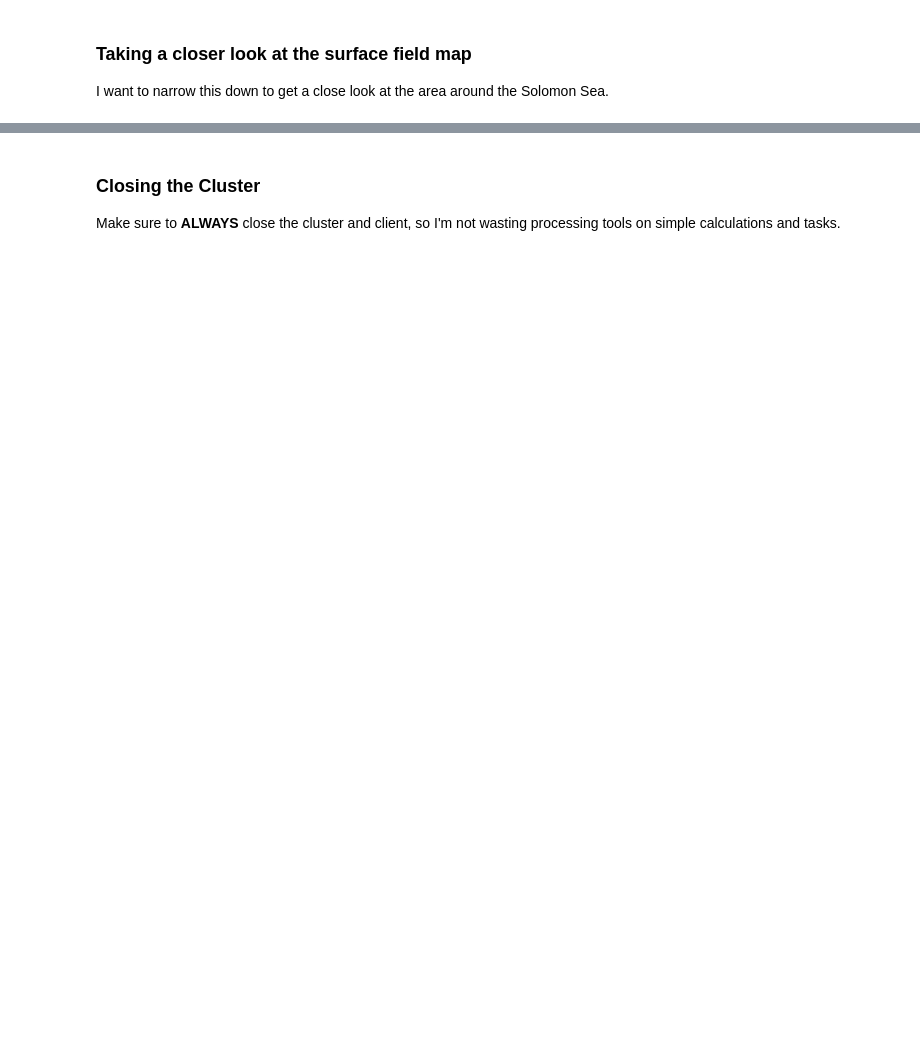
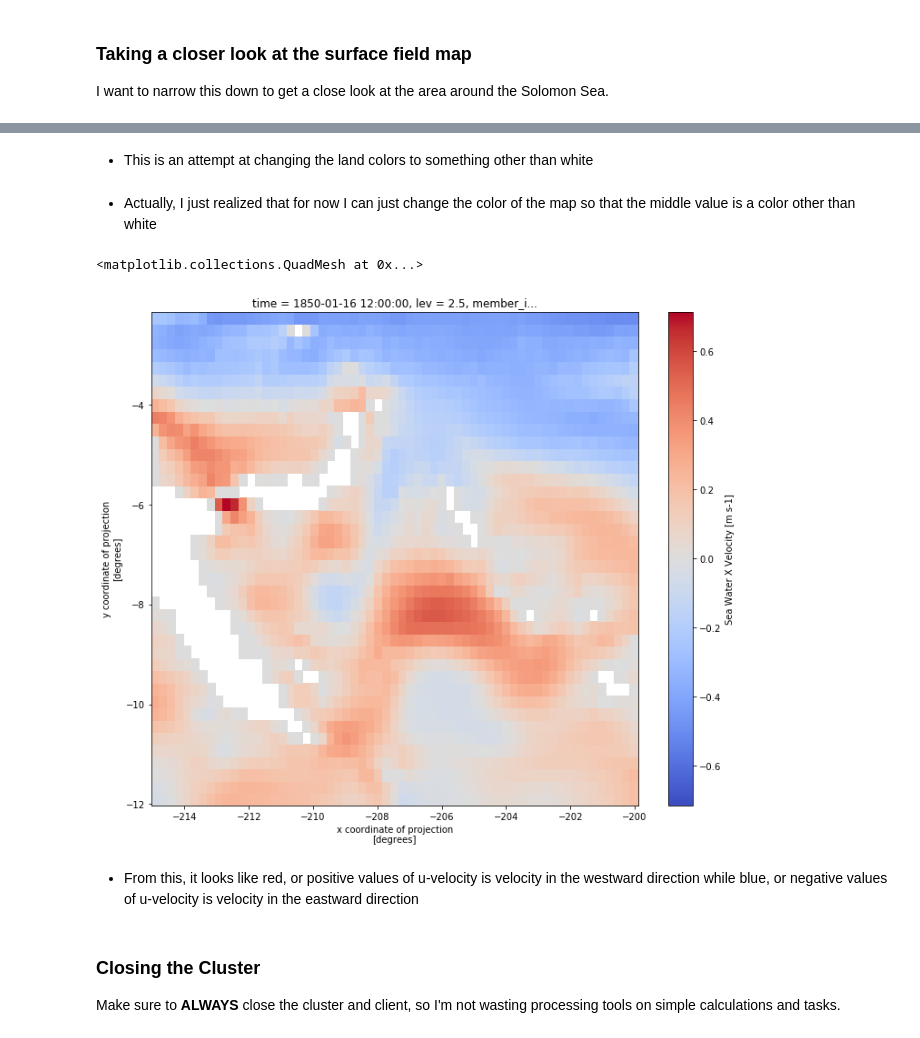
Before and after one commit to disandroa/Example-Notebooks, a Jupyter notebook: Initial Calculations/cm4_vo_plot.ipynb, the cells around one changed output, grey strips where cells are left out. Cells and saved outputs as stored; diff of their text form; code cells hidden in the pictures; blank space fills up the shorter version.

```diff
--- a/Initial Calculations/cm4_vo_plot.ipynb
+++ b/Initial Calculations/cm4_vo_plot.ipynb
@@ -278,3 +279,15 @@ sol_map.plot()
+# %% [markdown]
+* This is an attempt at changing the land colors to something other than white
+# %% [markdown]
+* Actually, I just realized that for now I can just change the color of the map so that the middle value is a color other than white
+# %%
+plt.figure(figsize=[12, 10])
+sol_map.plot(cmap='coolwarm')
+# %% [output]
+<matplotlib.collections.QuadMesh at 0x...>
+[figure, added]
+# %% [markdown]
+* From this, it looks like red, or positive values of u-velocity is velocity in the westward direction while blue, or negative values of u-velocity is velocity in the eastward direction
 # %% [markdown]
 ### Closing the Cluster
 Make sure to **ALWAYS** close the cluster and client, so I'm not wasting processing tools on simple calculations and tasks.
```
Also changed, not shown: parts of 5 cells of this notebook.
